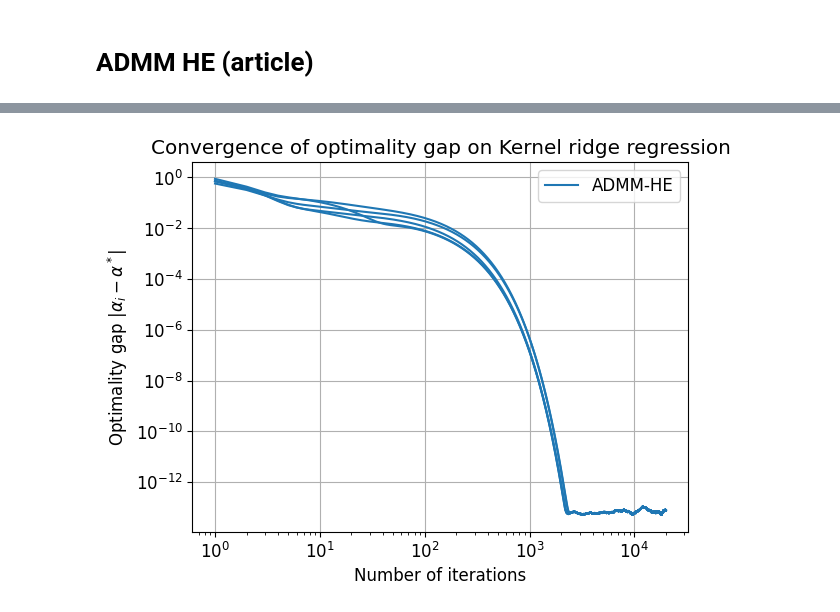
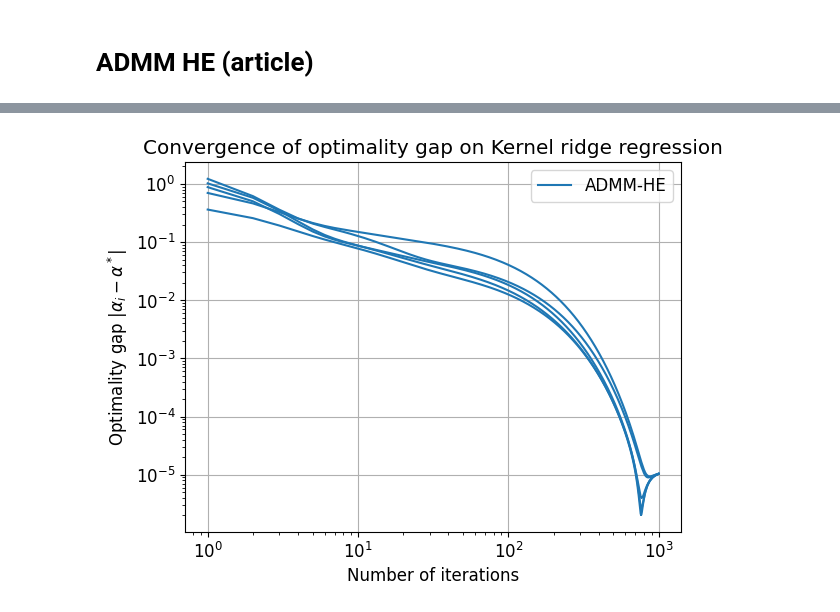
Before and after one commit to Loris-Manganelli/projet-cooperative-optimisation, a Jupyter notebook: Notebook.ipynb, the cells around one changed output, grey strips where cells are left out. Cells and saved outputs as stored; diff of their text form; code cells hidden in the pictures.

Commit message:
ADMM crypté

```diff
--- a/Notebook.ipynb
+++ b/Notebook.ipynb
@@ -22,0 +33,13 @@ with open('data/first_database.pkl', 'rb') as f:
+# %%
+with open('data/second_database.pkl', 'rb') as f:
+   x_bis,y_bis = pickle.load(f)
+# %%
+for i in range(len(x)):
+    plt.plot(x_bis[i], y_bis[i], 'o', label=f'Agent {i+1}')
+plt.xlabel(r'$x$ feature')
+plt.ylabel(r'$y$ label')
+plt.grid()
+plt.legend()
+plt.title('Data points of the second database')
+plt.savefig('data_points.pdf')
+plt.show()
@@ -230,2 +255,2 @@ make_gap_graph(alpha, alpha_dgd_dp, pdf=True)
 # %%
-alpha_admm_he = ADMM_HE(K_a, K_mm, y_a, A_fully_connected, sigma, nu=1.0, rho=1, max_iter=20000)
+alpha_admm_he_encrypted = ADMM_HE(K_a, K_mm, y_a, sigma, nu=1.0, rho=1, max_iter=1000)
@@ -232,4 +275,4 @@ alpha_admm_he = ADMM_HE(K_a, K_mm, y_a, A_fully_connected, sigma, nu=1.0, rho=1,
 # %%
-make_gap_graph(alpha, {'ADMM-HE':alpha_admm_he}, pdf=False)
+make_gap_graph(alpha, {'ADMM-HE':alpha_admm_he_encrypted}, pdf=False)
 # %% [output]
-[figure, old version]
+[figure, new version]
```
Also changed, not shown: parts of 16 cells of this notebook, 1 other file.
